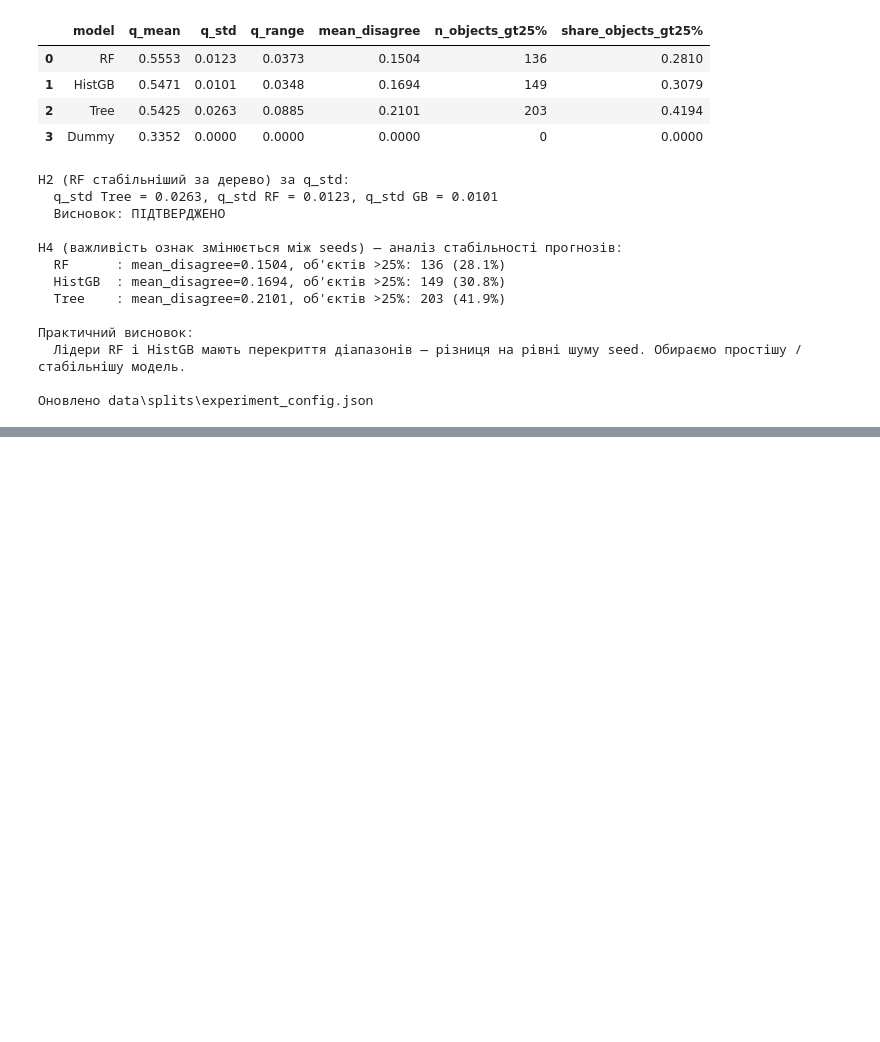
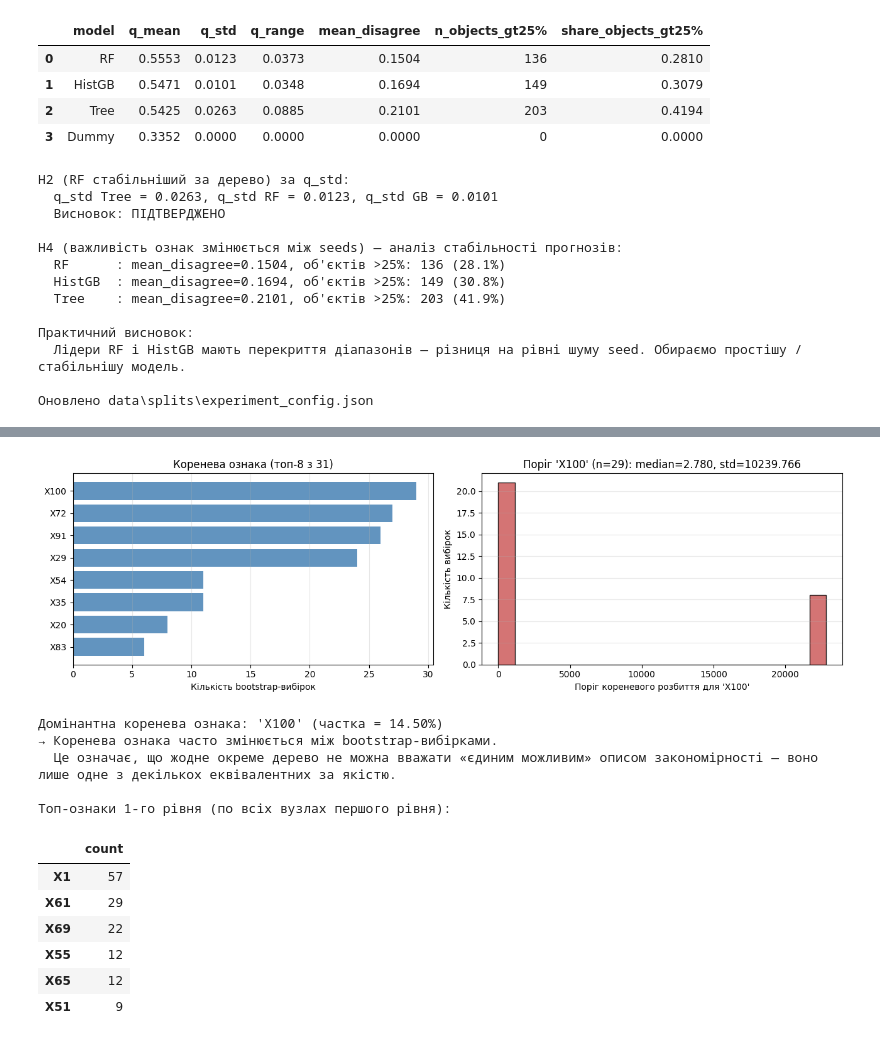
Before and after one commit to Yaroslav071315/machine-learning-course-volovnyk, a Jupyter notebook: lab04/notebook/lab04.ipynb, the cells around one changed output, grey strips where cells are left out. Cells and saved outputs as stored; diff of their text form; code cells hidden in the pictures; blank space fills up the shorter version.

Commit message:
Stability of tree structure and importance of traits

```diff
--- a/lab04/notebook/lab04.ipynb
+++ b/lab04/notebook/lab04.ipynb
@@ -867,0 +940,59 @@ H4 (важливість ознак змінюється між seeds) — ан
+# %%
+import matplotlib.pyplot as plt
+import seaborn as sns
+
+fig, axes = plt.subplots(1, 2, figsize=(13, 4))
+
+# --- 1) Частотна діаграма кореневих ознак ---
+top_n = 8
+rfreq_top = root_freq.head(top_n)
+axes[0].barh(rfreq_top.index[::-1], rfreq_top.values[::-1], color="steelblue", alpha=0.85)
+axes[0].set_xlabel("Кількість bootstrap-вибірок")
+axes[0].set_title(f"Коренева ознака (топ-{top_n} з {len(root_freq)})")
+axes[0].grid(axis="x", alpha=0.3)
+
+# --- 2) Стабільність порога для найчастішої ознаки ---
+dom_feat = root_freq.idxmax()
+dom_share = root_freq.iloc[0] / N_BOOT
+thr_vals = boot_df.loc[boot_df["root_feature"] == dom_feat, "root_threshold"]
+axes[1].hist(thr_vals, bins=20, color="indianred", alpha=0.85, edgecolor="black")
+axes[1].set_xlabel(f"Поріг кореневого розбиття для '{dom_feat}'")
+axes[1].set_ylabel("Кількість вибірок")
+axes[1].set_title(f"Поріг '{dom_feat}' (n={len(thr_vals)}): "
+                  f"median={thr_vals.median():.3f}, std={thr_vals.std():.3f}")
+axes[1].grid(axis="y", alpha=0.3)
+
+plt.tight_layout(); plt.show()
+
+# --- 3) Автоматичний висновок ---
+print(f"Домінантна коренева ознака: '{dom_feat}' "
+      f"(частка = {dom_share:.2%})")
+if dom_share > 0.5:
+    print("→ Одна ознака домінує серед кореневих.")
+    print(f"  Поріг стабільний, якщо std мала відносно розмаху ознаки: "
+          f"std={thr_vals.std():.3f}, range=[{thr_vals.min():.3f}, {thr_vals.max():.3f}]")
+else:
+    print("→ Коренева ознака часто змінюється між bootstrap-вибірками.")
+    print("  Це означає, що жодне окреме дерево не можна вважати «єдиним можливим» "
+          "описом закономірності — воно лише одне з декількох еквівалентних за якістю.")
+
+# --- 4) Додатково: топ-ознаки 1-го рівня ---
+level1_flat = [f for feats in boot_df["level1_features"] for f in feats]
+if level1_flat:
+    level1_freq = pd.Series(level1_flat).value_counts().head(6)
+    print("\nТоп-ознаки 1-го рівня (по всіх вузлах першого рівня):")
+    display(level1_freq.to_frame("count"))
+# %% [output]
+[figure, added]
+Домінантна коренева ознака: 'X100' (частка = 14.50%)
+→ Коренева ознака часто змінюється між bootstrap-вибірками.
+  Це означає, що жодне окреме дерево не можна вважати «єдиним можливим» описом закономірності — воно лише одне з декількох еквівалентних за якістю.
+
+Топ-ознаки 1-го рівня (по всіх вузлах першого рівня):
+|  | count |
+| X1 | 57 |
+| X61 | 29 |
+| X69 | 22 |
+| X55 | 12 |
+| X65 | 12 |
+| X51 | 9 |
```
Also changed, not shown: parts of 5 cells of this notebook, 1 other file.
